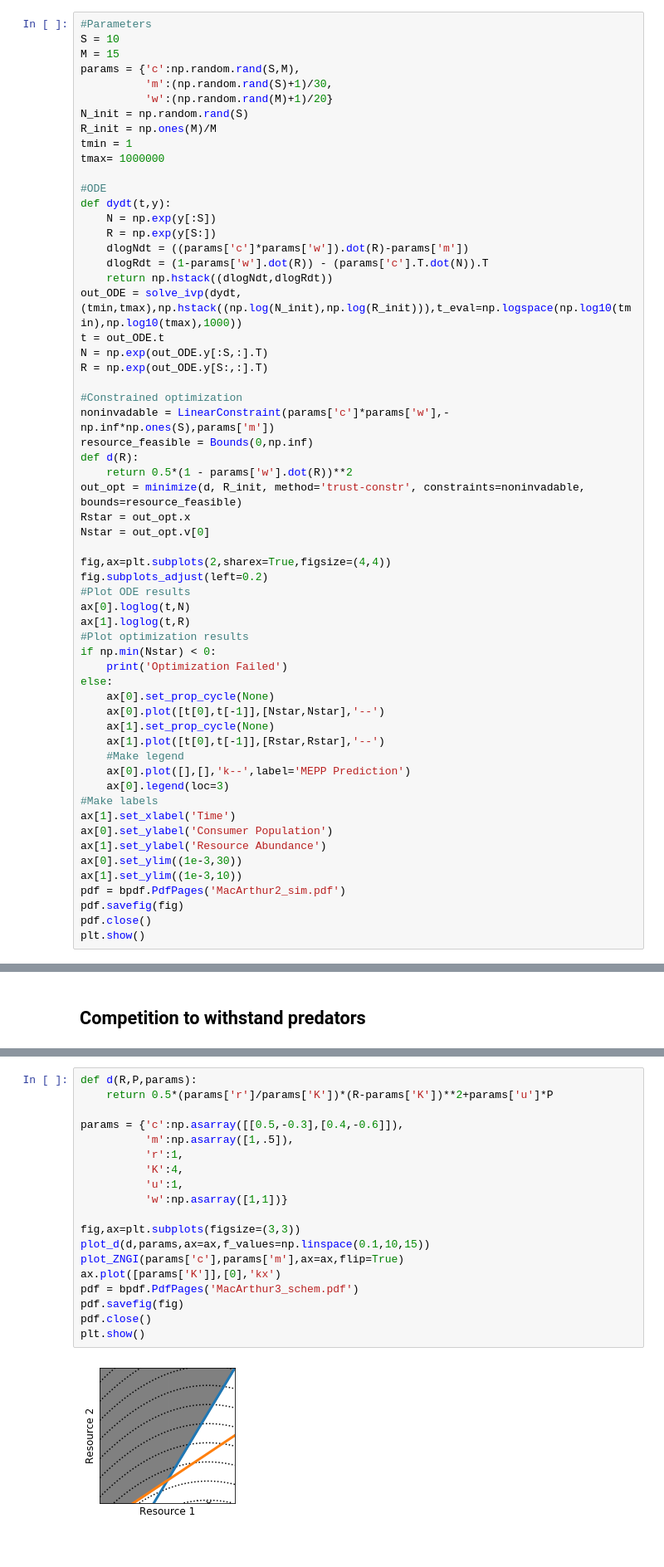
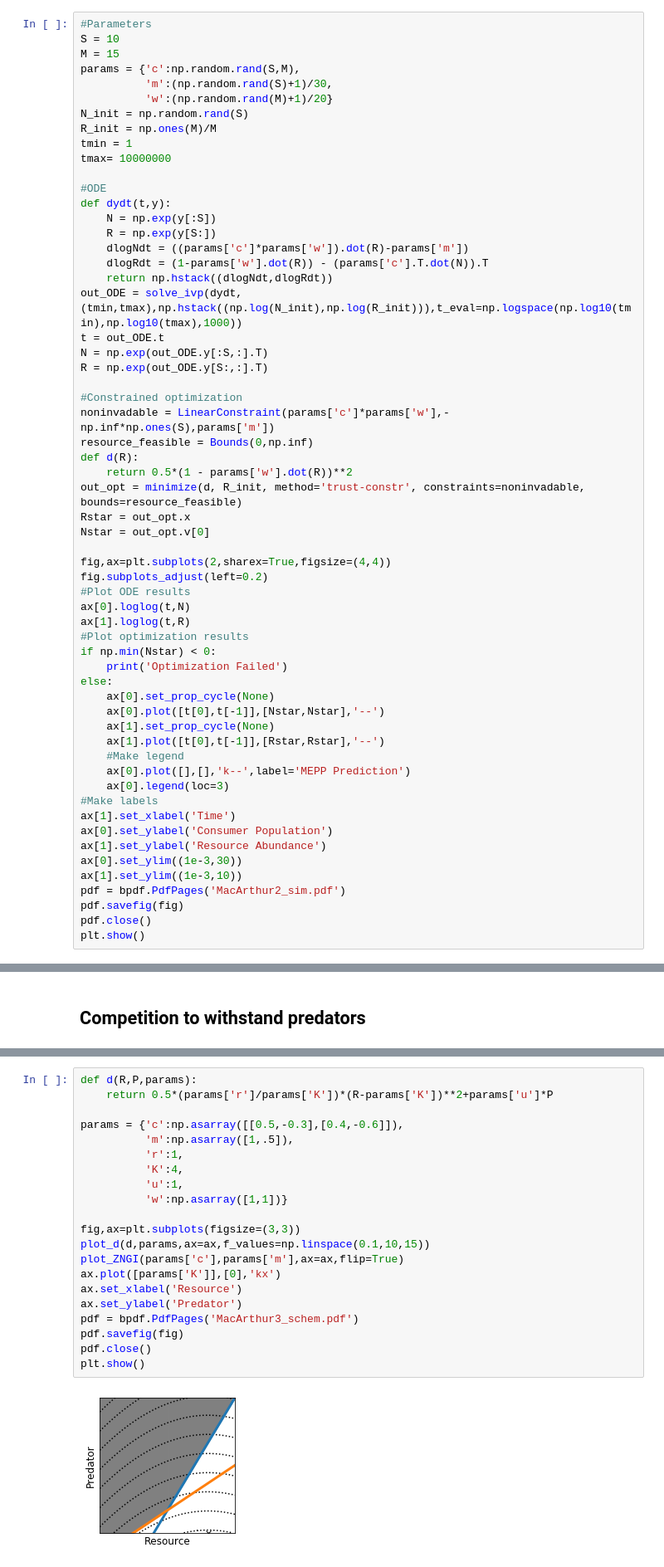
Before and after one commit to Emergent-Behaviors-in-Biology/mepp, a Jupyter notebook: Examples.ipynb, the cells around one changed output, grey strips where cells are left out. Shown at 83% size. Cells and saved outputs as stored; diff of their text form.

```diff
--- a/Examples.ipynb
+++ b/Examples.ipynb
@@ -203,7 +203,7 @@ params = {'c':np.random.rand(S,M),
 N_init = np.random.rand(S)
 R_init = np.ones(M)/M
 tmin = 1
-tmax= 1000000
+tmax= 10000000
 
 #ODE
 def dydt(t,y):
@@ -272,24 +272,26 @@ P_\alpha &\geq 0
 # %%
 def d(R,P,params):
     return 0.5*(params['r']/params['K'])*(R-params['K'])**2+params['u']*P
 
 params = {'c':np.asarray([[0.5,-0.3],[0.4,-0.6]]),
           'm':np.asarray([1,.5]),
           'r':1,
           'K':4,
           'u':1,
           'w':np.asarray([1,1])}
 
 fig,ax=plt.subplots(figsize=(3,3))
 plot_d(d,params,ax=ax,f_values=np.linspace(0.1,10,15))
 plot_ZNGI(params['c'],params['m'],ax=ax,flip=True)
 ax.plot([params['K']],[0],'kx')
+ax.set_xlabel('Resource')
+ax.set_ylabel('Predator')
 pdf = bpdf.PdfPages('MacArthur3_schem.pdf')
 pdf.savefig(fig)
 pdf.close()
 plt.show()
 # %% [output]
-[figure, old version]
+[figure, new version]
 # %%
 #Parameters
 S = 10
```
Also changed, not shown: parts of 2 cells of this notebook, 5 other files.
